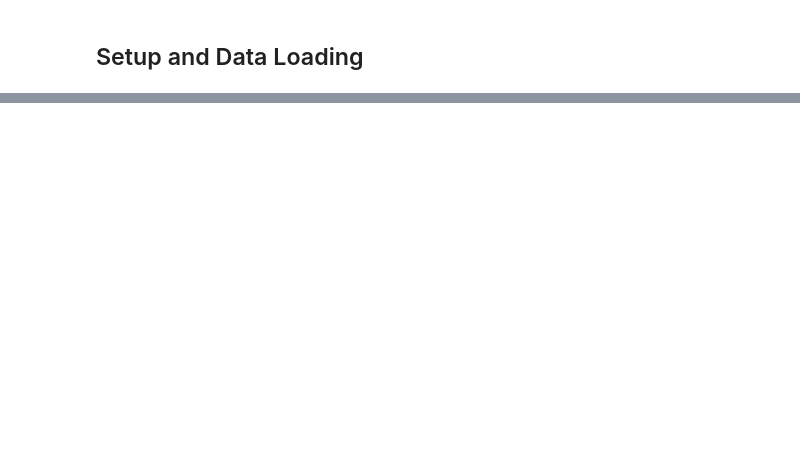
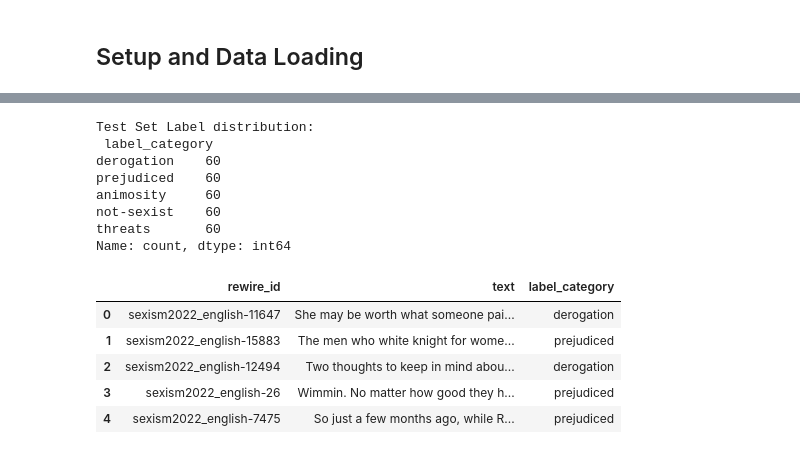
Before and after one commit to LuGorr/Sexist-Tweet-Detection, a Jupyter notebook: A2/Assignment_2.ipynb, the cells around one changed output, grey strips where cells are left out. Cells and saved outputs as stored; diff of their text form; code cells hidden in the pictures; blank space fills up the shorter version.

```diff
--- a/A2/Assignment_2.ipynb
+++ b/A2/Assignment_2.ipynb
@@ -21,14 +47,22 @@ login()
 # %%
 # Load data into pandas DataFrames
 test_df = pd.read_csv("a2_test.csv")
 demonstrations_df = pd.read_csv("demonstrations.csv")
 
-print("--- Test Set ---")
-print(test_df.info())
-print("\n", test_df.head())
-print("\nLabel distribution:\n", test_df["label"].value_counts())
-
-print("\n\n--- Demonstrations ---")
-print(demonstrations_df.info())
-print("\n", demonstrations_df.head())
-print("\nLabel distribution:\n", demonstrations_df["label"].value_counts())
+print("Test Set Label distribution:\n", test_df["label_category"].value_counts())
+test_df.head()
+# %% [output]
+Test Set Label distribution:
+ label_category
+derogation    60
+prejudiced    60
+animosity     60
+not-sexist    60
+threats       60
+Name: count, dtype: int64
+|  | rewire_id | text | label_category |
+| 0 | sexism2022_english-11647 | She may be worth what someone pai... | derogation |
+| 1 | sexism2022_english-15883 | The men who white knight for wome... | prejudiced |
+| 2 | sexism2022_english-12494 | Two thoughts to keep in mind abou... | derogation |
+| 3 | sexism2022_english-26 | Wimmin. No matter how good they h... | prejudiced |
+| 4 | sexism2022_english-7475 | So just a few months ago, while R... | prejudiced |
```
Also changed, not shown: parts of 5 cells of this notebook.
